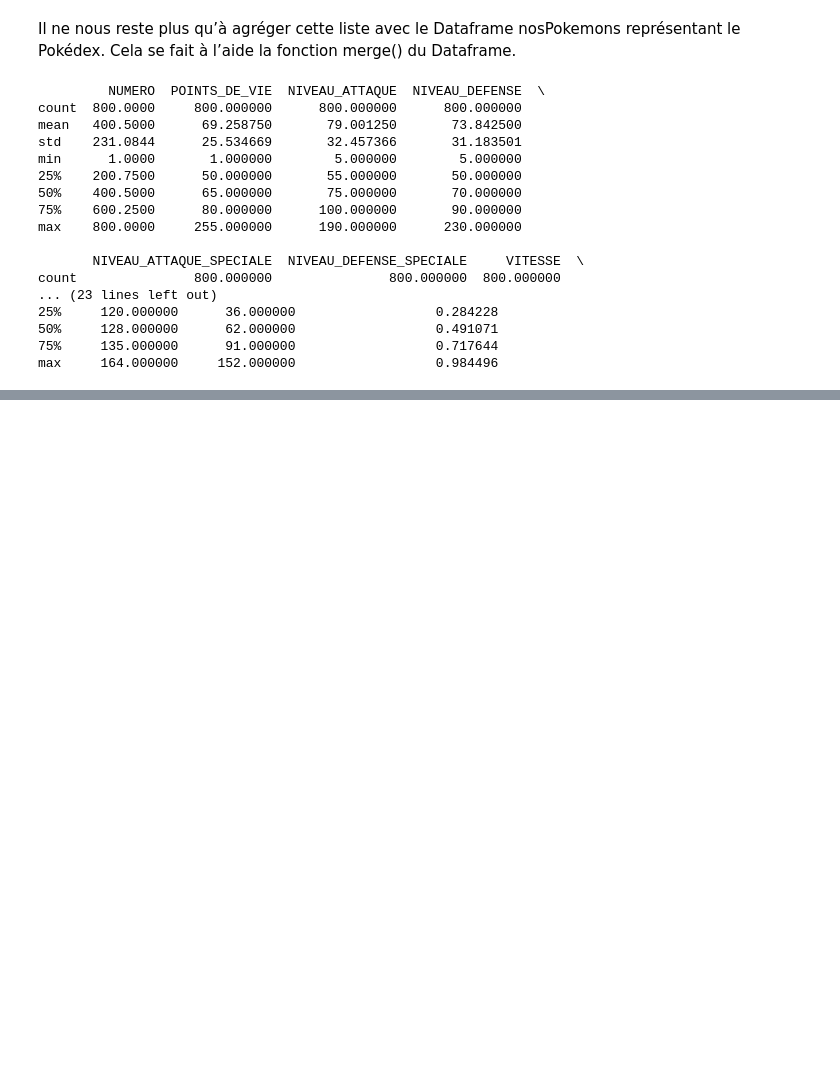
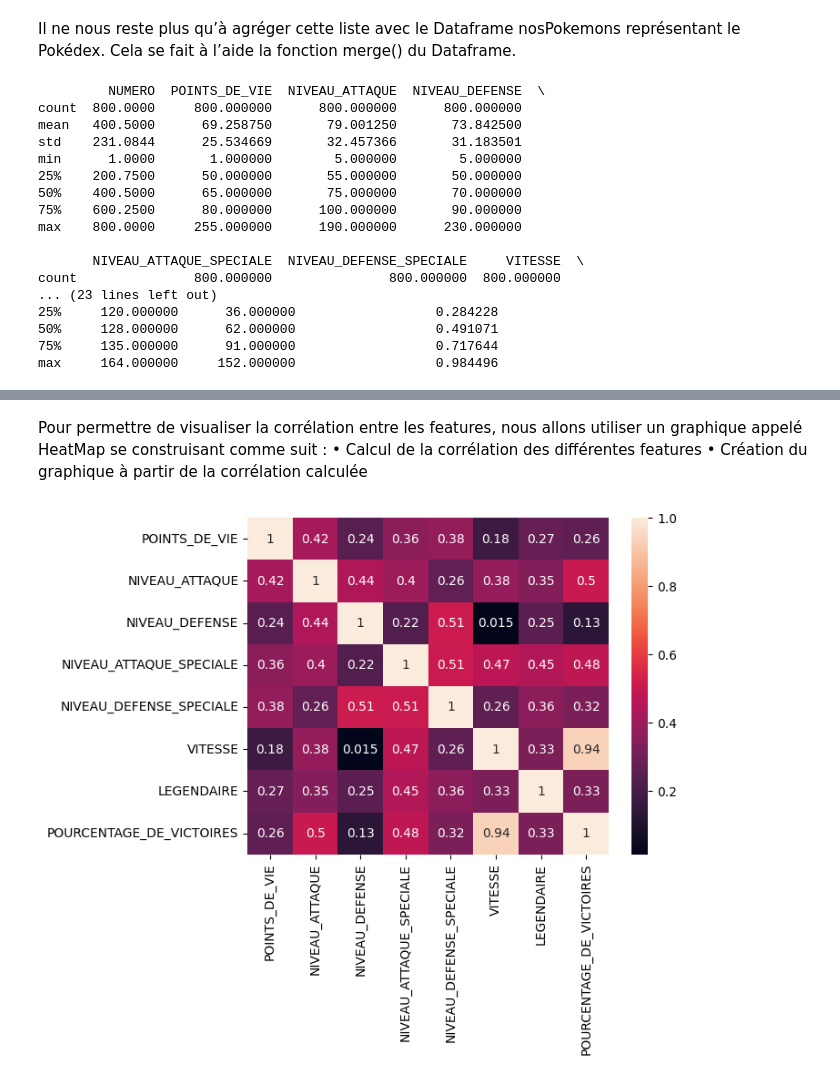
Before and after one commit to cegep-momo/atelier-ml-2397632, a Jupyter notebook: apprentissage/partie1_2.ipynb, the cells around one changed output, grey strips where cells are left out. Cells and saved outputs as stored; diff of their text form; code cells hidden in the pictures; blank space fills up the shorter version.

```diff
--- a/apprentissage/partie1_2.ipynb
+++ b/apprentissage/partie1_2.ipynb
@@ -297,0 +365,13 @@ max     164.000000     152.000000                  0.984496
+# %% [markdown]
+Pour permettre de visualiser la corrélation entre les features, nous allons utiliser un graphique appelé HeatMap se construisant comme suit : • Calcul de la corrélation des différentes features • Création du graphique à partir de la corrélation calculée
+# %%
+corr = nouveauPokedex.loc[:,['POINTS_DE_VIE','NIVEAU_ATTAQUE',
+'NIVEAU_DEFENSE','NIVEAU_ATTAQUE_SPECIALE','NIVEAU_DEFENSE_SPECIALE',
+'VITESSE','LEGENDAIRE','POURCENTAGE_DE_VICTOIRES']].corr()
+
+sns.heatmap(corr,
+xticklabels=corr.columns,
+yticklabels=corr.columns, annot=True)
+plt.show()
+# %% [output]
+[figure, added]
```
Also changed, not shown: parts of 8 cells of this notebook, 2 other files.
